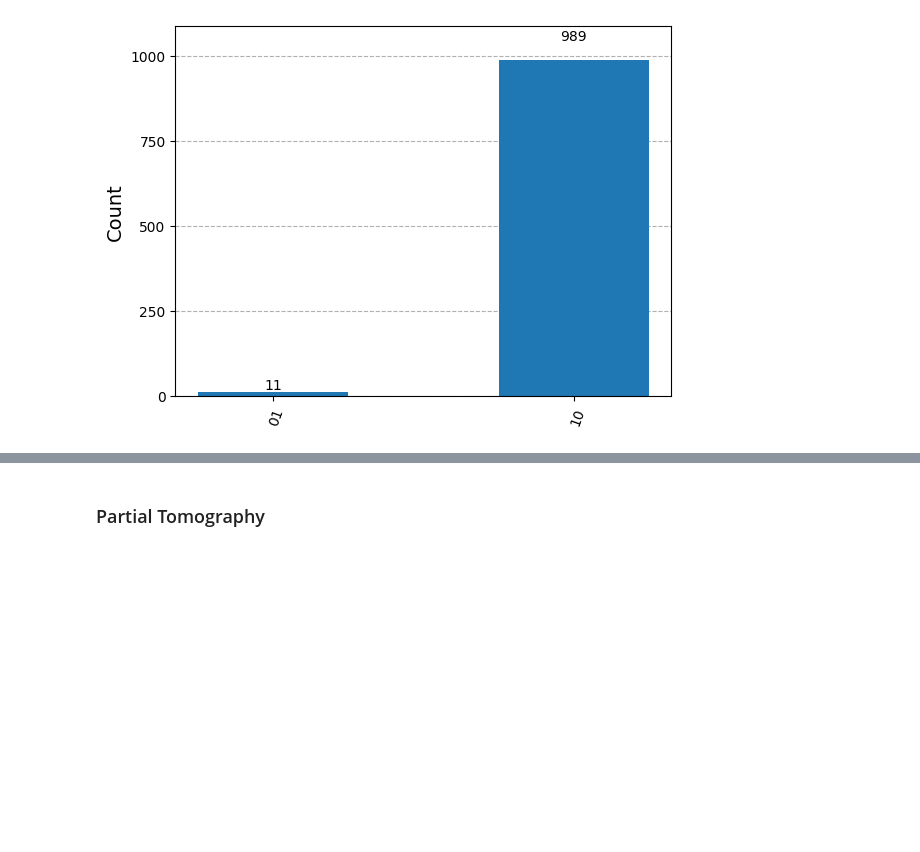
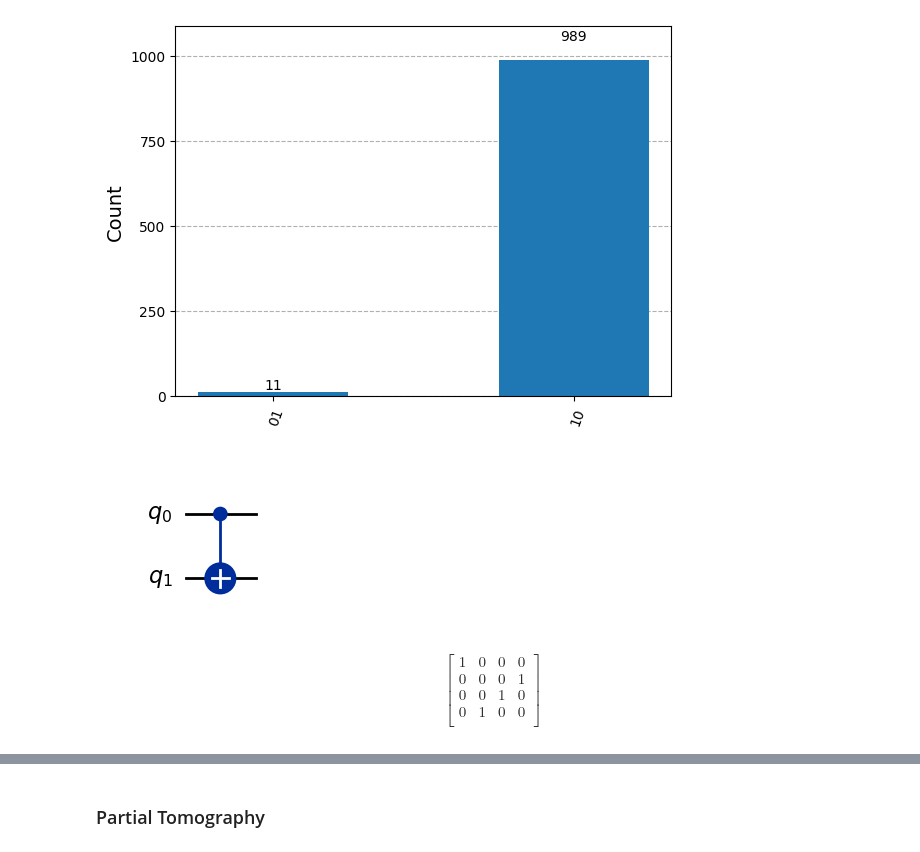
Before and after one commit to JoeJoeNguyen/quantumComputing, a Jupyter notebook: QML/Tqr.ipynb, the cells around one changed output, grey strips where cells are left out. Saved outputs shown, nothing was run; the diff lists cells and outputs as text; code cells hidden in the pictures; blank space fills up the shorter version.

```diff
--- a/QML/Tqr.ipynb
+++ b/QML/Tqr.ipynb
@@ -389,3 +402,21 @@ counts = result.get_counts(qc)
 plot_histogram(counts)
 # %% [output]
 [figure]
+# %%
+ubell = QuantumCircuit(2)
+ubell.cx(0,1)
+ubell_op = Operator.from_circuit(ubell)
+ubell.draw('mpl')
+# %% [output]
+[figure, added]
+# %%
+ubell_op.draw('latex')
+# %% [output]
+$$
+\begin{bmatrix}
+1 & 0 & 0 & 0  \\
+ 0 & 0 & 0 & 1  \\
+ 0 & 0 & 1 & 0  \\
+ 0 & 1 & 0 & 0  \\
+ \end{bmatrix}
+$$
```
Also changed, not shown: parts of 24 cells of this notebook.
